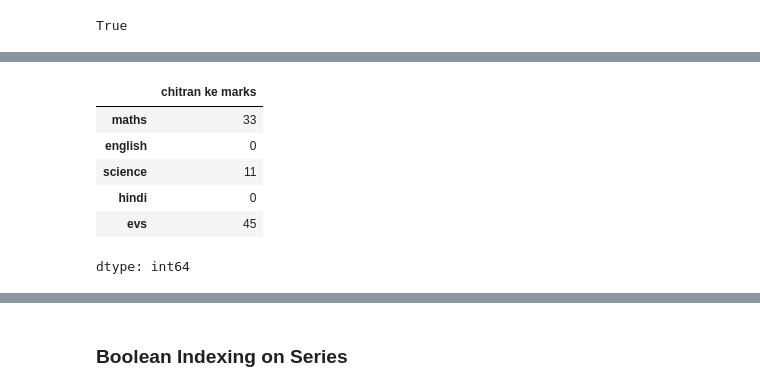
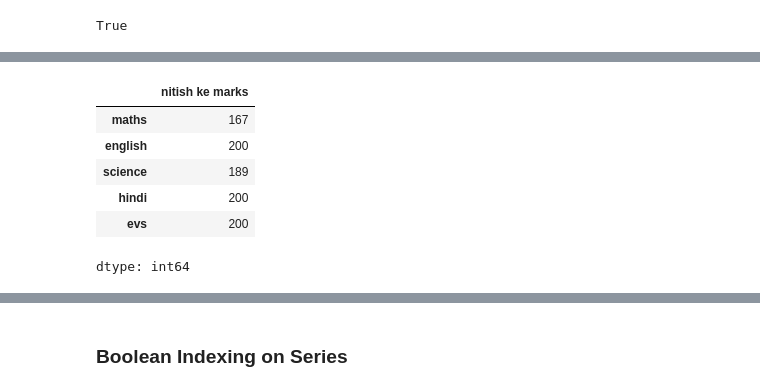
Before and after one commit to Chitran21Chakraborty/Pandas-, a Jupyter notebook: pandas_series.ipynb, the cells around one changed output, grey strips where cells are left out. Saved outputs shown, nothing was run; the diff lists cells and outputs as text; code cells hidden in the pictures.

```diff
--- a/pandas_series.ipynb
+++ b/pandas_series.ipynb
@@ -79,6 +70,6 @@ marks = {
     'hindi':100
 }
 
-marks_series = pd.Series(marks,name='chitran ke marks')
+marks_series = pd.Series(marks,name='nitish ke marks')
 marks_series
 # %% [output]
@@ -509,6 +447,6 @@ KeyError: '2 States (2014 film)'
 ### Editing Series
 # %%
 # using indexing
-marks_series[0] = 67
+marks_series[1] = 100
 marks_series
 # %% [output]
@@ -520,7 +458,7 @@ marks_series
 dtype: int64
 # %%
 # what if an index does not exist
-marks_series['evs'] = 55
+marks_series['evs'] = 100
 # %%
 marks_series
 # %% [output]
@@ -689,13 +581,13 @@ Awara Paagal Deewana
 # %%
 # Arithmetic Operators(Broadcasting)
-100 - marks_series
+100 + marks_series
 # %% [output]
-|  | chitran ke marks |
-| maths | 33 |
-| english | 0 |
-| science | 11 |
-| hindi | 0 |
-| evs | 45 |
+|  | nitish ke marks |
+| maths | 167 |
+| english | 200 |
+| science | 189 |
+| hindi | 200 |
+| evs | 200 |
 dtype: int64
 # %%
 # Relational Operators
```
Also changed, not shown: parts of 58 cells of this notebook.
